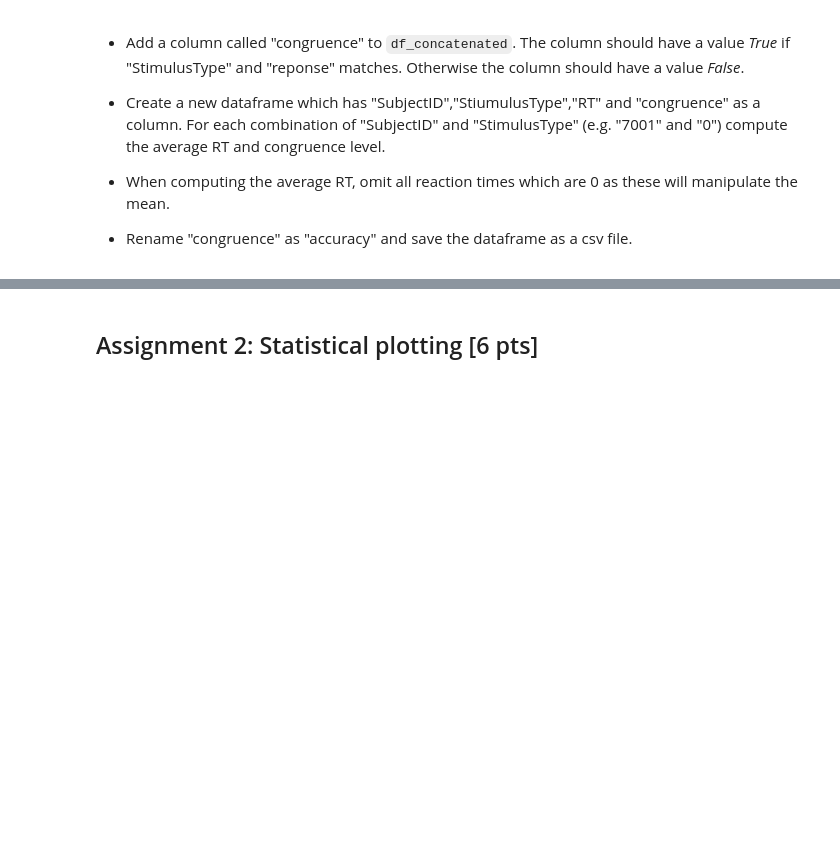
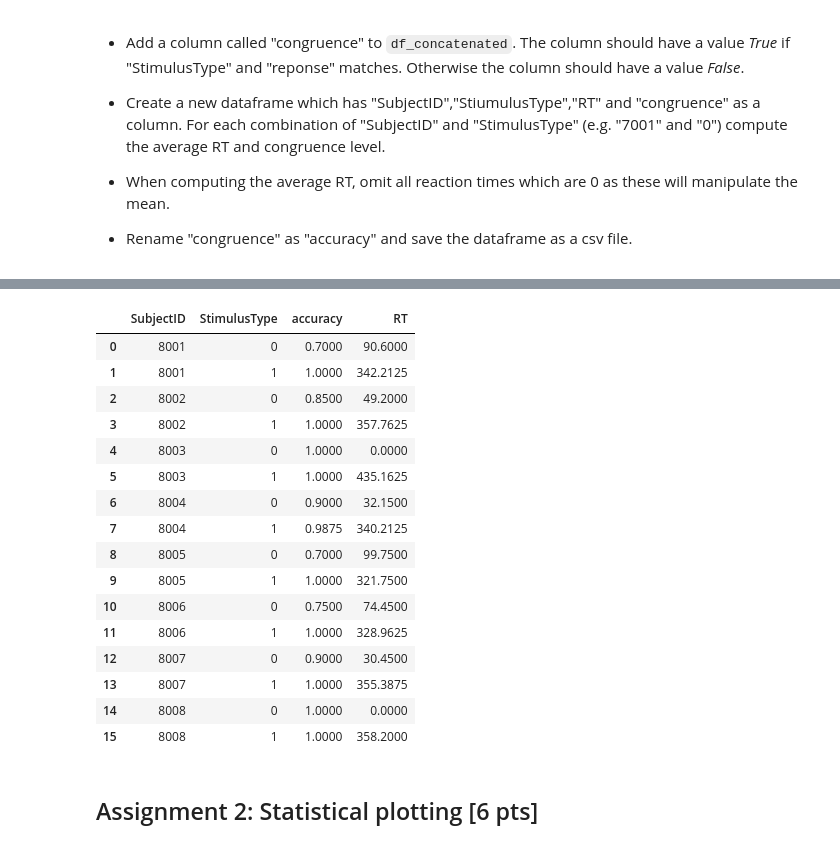
Before and after one commit to NBP-ACC/week-4-acc_8, a Jupyter notebook: sheet02.ipynb, the cells around one changed output, grey strips where cells are left out. Cells and saved outputs as stored; diff of their text form; code cells hidden in the pictures; blank space fills up the shorter version.

```diff
--- a/sheet02.ipynb
+++ b/sheet02.ipynb
@@ -124,3 +102,23 @@ SubjectID  StimulusType
+# %%
+df_concatenated_avg
+# %% [output]
+|  | SubjectID | StimulusType | accuracy | RT |
+| 0 | 8001 | 0 | 0.7000 | 90.6000 |
+| 1 | 8001 | 1 | 1.0000 | 342.2125 |
+| 2 | 8002 | 0 | 0.8500 | 49.2000 |
+| 3 | 8002 | 1 | 1.0000 | 357.7625 |
+| 4 | 8003 | 0 | 1.0000 | 0.0000 |
+| 5 | 8003 | 1 | 1.0000 | 435.1625 |
+| 6 | 8004 | 0 | 0.9000 | 32.1500 |
+| 7 | 8004 | 1 | 0.9875 | 340.2125 |
+| 8 | 8005 | 0 | 0.7000 | 99.7500 |
+| 9 | 8005 | 1 | 1.0000 | 321.7500 |
+| 10 | 8006 | 0 | 0.7500 | 74.4500 |
+| 11 | 8006 | 1 | 1.0000 | 328.9625 |
+| 12 | 8007 | 0 | 0.9000 | 30.4500 |
+| 13 | 8007 | 1 | 1.0000 | 355.3875 |
+| 14 | 8008 | 0 | 1.0000 | 0.0000 |
+| 15 | 8008 | 1 | 1.0000 | 358.2000 |
 # %% [markdown]
 ## Assignment 2: Statistical plotting [6 pts]
 # %% [markdown]
```
Also changed, not shown: parts of 7 cells of this notebook.
